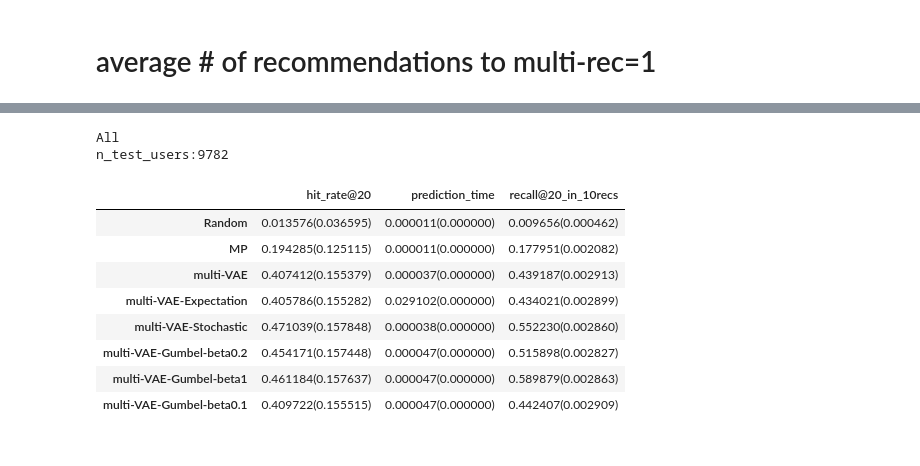
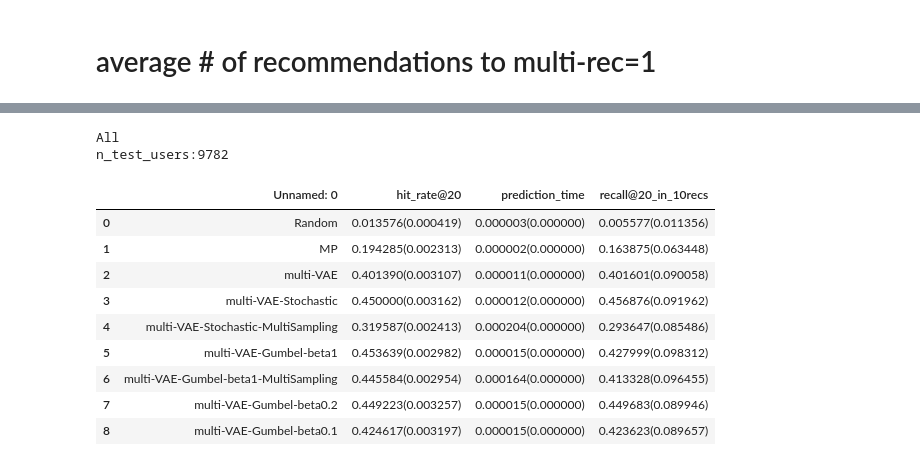
Before and after one commit to h-cno/vae-cf-pytorch, a Jupyter notebook: run-expectation.ipynb, the cells around one changed output, grey strips where cells are left out. Cells and saved outputs as stored; diff of their text form; code cells hidden in the pictures.

Commit message:
active sampling z

```diff
--- a/run-expectation.ipynb
+++ b/run-expectation.ipynb
@@ -313,11 +295,11 @@ print(gpu_index_flat.ntotal)
 # %% [output]
 20101
 # %%
-nlist = 100
-quantizer = faiss.IndexFlatIP(d)
-index_ivf = faiss.IndexIVFFlat(quantizer, d, nlist, faiss.METRIC_INNER_PRODUCT)
-gpu_index_ivf = faiss.index_cpu_to_gpu(res, 0, index_ivf)
-gpu_index_ivf.train(P1_dash.cpu())
-gpu_index_ivf.add(P1_dash.cpu())
+# nlist = 100
+# quantizer = faiss.IndexFlatIP(d)
+# index_ivf = faiss.IndexIVFFlat(quantizer, d, nlist, faiss.METRIC_INNER_PRODUCT)
+# gpu_index_ivf = faiss.index_cpu_to_gpu(res, 0, index_ivf)
+# gpu_index_ivf.train(P1_dash.cpu())
+# gpu_index_ivf.add(P1_dash.cpu())
 
-gpu_index_ivf.nprobe = 3
+# gpu_index_ivf.nprobe = 3
@@ -2778,7 +2995,8 @@ n_test_users:9782
 # %%
-Nrec=10
+Nrec=100
 K = 5
-Nsampling = 1000
+Nsampling = 100
+
 methods_dic, users_dic = evaluate_multi_rec(test_data_tr, test_data_te, n_sampling=Nsampling, n_rec=Nrec, K=K)
 
 n_test_users = users_dic['n_users']
@@ -2793,6 +3011,14 @@ for method_name, method_dic in methods_dic.items():
         if metric_name == "prediction_time":
             results.append("{:8f}({:8f})".format(np.sum(metric_list)/(n_test_users*Nrec), 0))
         elif metric_name == "multi_rec_recall@{}".format(K):
+            recall_in_multi_recs_list = np.array(method_dic["metrics"]["recall@{}_in_{}recs".format(K,Nrec)]).copy()
+            first_one_indices = (recall_in_multi_recs_list == 1).argmax(axis=0)
+            for col in range(recall_in_multi_recs_list.shape[1]):
+                recall_in_multi_recs_list[(recall_in_multi_recs_list[:, col] == 1) & (np.arange(recall_in_multi_recs_list.shape[0]) != first_one_indices[col]), col] = np.nan
+            metric_list = np.nanmean(metric_list*recall_in_multi_recs_list, axis=0)
+            results.append("{:4f}({:4f})".format(np.mean(metric_list), np.std(metric_list)/np.sqrt(metric_list.shape[0])))
+        elif metric_name == "hit_rate@{}".format(K):
+            metric_list = np.mean(metric_list, axis=0)
             results.append("{:4f}({:4f})".format(np.mean(metric_list), np.std(metric_list)/np.sqrt(metric_list.shape[0])))
         else:
             results.append("{:4f}({:4f})".format(np.mean(metric_list), np.std(metric_list)/np.sqrt(len(metric_list))))
@@ -2800,4 +3026,7 @@ for method_name, method_dic in methods_dic.items():
 results_all = pd.DataFrame(results_all, columns=metric_names, index=method_names)
 print("All")
 print("n_test_users:{}".format(n_test_users))
+results_all.to_csv('results/run_{}recs_k{}_{}sampling'.format(Nrec, K, Nsampling))
+
+results_all = pd.read_csv('results/run_{}recs_k{}_{}sampling'.format(Nrec, K, Nsampling))
 results_all
@@ -2806,38 +3045,51 @@ RuntimeError: Expected all tensors to be on the same device, but found at least
 # %%
 Nrec=10
 K = 20
-Nsampling = 1000
+Nsampling = 100
+
 methods_dic, users_dic = evaluate_multi_rec(test_data_tr, test_data_te, n_sampling=Nsampling, n_rec=Nrec, K=K)
 
 n_test_users = users_dic['n_users']
 
 method_names = list(methods_dic.keys())
 metric_names = list(methods_dic[method_names[0]]["metrics"].keys())
 
 results_all = []
 for method_name, method_dic in methods_dic.items():
     results = []
     for metric_name, metric_list in method_dic["metrics"].items():
         if metric_name == "prediction_time":
             results.append("{:8f}({:8f})".format(np.sum(metric_list)/(n_test_users*Nrec), 0))
         elif metric_name == "multi_rec_recall@{}".format(K):
+            recall_in_multi_recs_list = np.array(method_dic["metrics"]["recall@{}_in_{}recs".format(K,Nrec)]).copy()
+            first_one_indices = (recall_in_multi_recs_list == 1).argmax(axis=0)
+            for col in range(recall_in_multi_recs_list.shape[1]):
+                recall_in_multi_recs_list[(recall_in_multi_recs_list[:, col] == 1) & (np.arange(recall_in_multi_recs_list.shape[0]) != first_one_indices[col]), col] = np.nan
+            metric_list = np.nanmean(metric_list*recall_in_multi_recs_list, axis=0)
+            results.append("{:4f}({:4f})".format(np.mean(metric_list), np.std(metric_list)/np.sqrt(metric_list.shape[0])))
+        elif metric_name == "hit_rate@{}".format(K):
+            metric_list = np.mean(metric_list, axis=0)
             results.append("{:4f}({:4f})".format(np.mean(metric_list), np.std(metric_list)/np.sqrt(metric_list.shape[0])))
         else:
             results.append("{:4f}({:4f})".format(np.mean(metric_list), np.std(metric_list)/np.sqrt(len(metric_list))))
     results_all.append(results)
 results_all = pd.DataFrame(results_all, columns=metric_names, index=method_names)
 print("All")
 print("n_test_users:{}".format(n_test_users))
+results_all.to_csv('results/run_{}recs_k{}_{}sampling'.format(Nrec, K, Nsampling))
+
+results_all = pd.read_csv('results/run_{}recs_k{}_{}sampling'.format(Nrec, K, Nsampling))
 results_all
 # %% [output]
 All
 n_test_users:9782
-|  | hit_rate@20 | prediction_time | recall@20_in_10recs |
-| Random | 0.013576(0.036595) | 0.000011(0.000000) | 0.009656(0.000462) |
-| MP | 0.194285(0.125115) | 0.000011(0.000000) | 0.177951(0.002082) |
-| multi-VAE | 0.407412(0.155379) | 0.000037(0.000000) | 0.439187(0.002913) |
-| multi-VAE-Expectation | 0.405786(0.155282) | 0.029102(0.000000) | 0.434021(0.002899) |
-| multi-VAE-Stochastic | 0.471039(0.157848) | 0.000038(0.000000) | 0.552230(0.002860) |
-| multi-VAE-Gumbel-beta0.2 | 0.454171(0.157448) | 0.000047(0.000000) | 0.515898(0.002827) |
-| multi-VAE-Gumbel-beta1 | 0.461184(0.157637) | 0.000047(0.000000) | 0.589879(0.002863) |
-| multi-VAE-Gumbel-beta0.1 | 0.409722(0.155515) | 0.000047(0.000000) | 0.442407(0.002909) |
+|  | Unnamed: 0 | hit_rate@20 | prediction_time | recall@20_in_10recs |
+| 0 | Random | 0.013576(0.000419) | 0.000003(0.000000) | 0.005577(0.011356) |
+| 1 | MP | 0.194285(0.002313) | 0.000002(0.000000) | 0.163875(0.063448) |
+| 2 | multi-VAE | 0.401390(0.003107) | 0.000011(0.000000) | 0.401601(0.090058) |
+| 3 | multi-VAE-Stochastic | 0.450000(0.003162) | 0.000012(0.000000) | 0.456876(0.091962) |
+| 4 | multi-VAE-Stochastic-MultiSampling | 0.319587(0.002413) | 0.000204(0.000000) | 0.293647(0.085486) |
+| 5 | multi-VAE-Gumbel-beta1 | 0.453639(0.002982) | 0.000015(0.000000) | 0.427999(0.098312) |
+| 6 | multi-VAE-Gumbel-beta1-MultiSampling | 0.445584(0.002954) | 0.000164(0.000000) | 0.413328(0.096455) |
+| 7 | multi-VAE-Gumbel-beta0.2 | 0.449223(0.003257) | 0.000015(0.000000) | 0.449683(0.089946) |
+| 8 | multi-VAE-Gumbel-beta0.1 | 0.424617(0.003197) | 0.000015(0.000000) | 0.423623(0.089657) |
```
Also changed, not shown: parts of 39 cells of this notebook.
